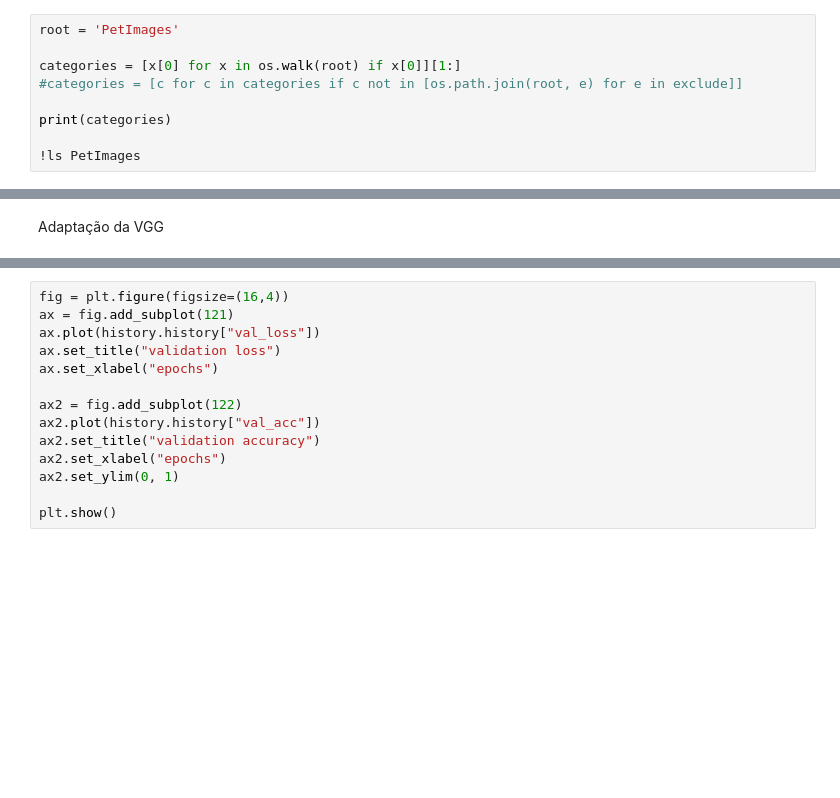
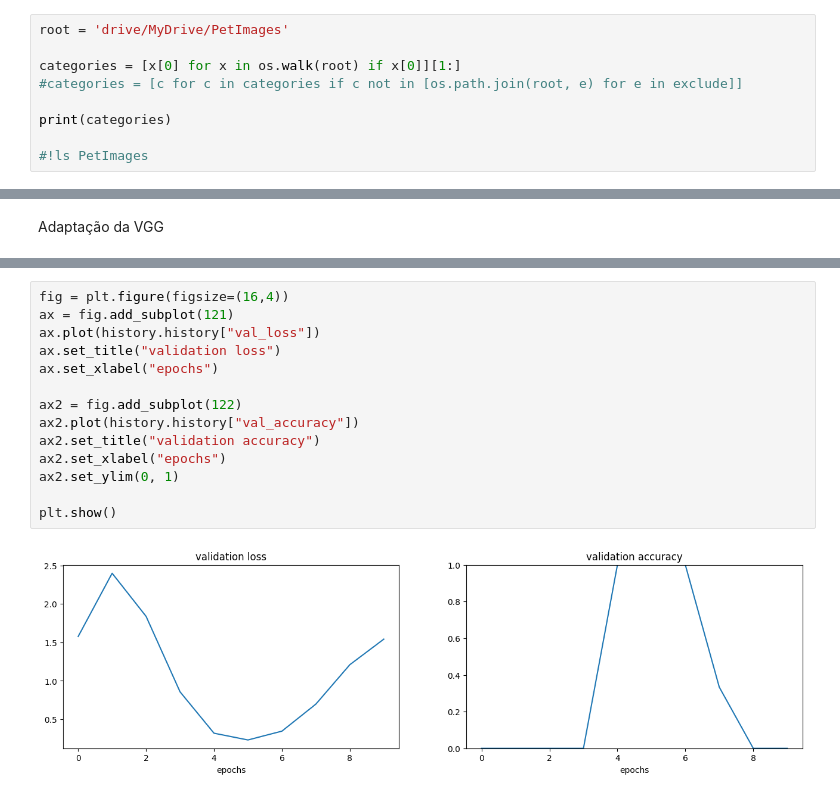
Before and after one commit to alvaroguarda/cats-dogs, a Jupyter notebook: Transfer_learning_casts_dogs.ipynb, the cells around one changed output, grey strips where cells are left out. Saved outputs shown, nothing was run; the diff lists cells and outputs as text; blank space fills up the shorter version.

```diff
--- a/Transfer_learning_casts_dogs.ipynb
+++ b/Transfer_learning_casts_dogs.ipynb
@@ -49,10 +33,10 @@ ls: cannot access 'kagglecatsanddogs_5340/': No such file or directory
 # %%
-root = 'PetImages'
+root = 'drive/MyDrive/PetImages'
 
 categories = [x[0] for x in os.walk(root) if x[0]][1:]
 #categories = [c for c in categories if c not in [os.path.join(root, e) for e in exclude]]
 
 print(categories)
 
-!ls PetImages
+#!ls PetImages
 # %% [output]
@@ -156,17 +210,19 @@ history = model_new.fit(x_train, y_train,
 # %%
 fig = plt.figure(figsize=(16,4))
 ax = fig.add_subplot(121)
 ax.plot(history.history["val_loss"])
 ax.set_title("validation loss")
 ax.set_xlabel("epochs")
 
 ax2 = fig.add_subplot(122)
-ax2.plot(history.history["val_acc"])
+ax2.plot(history.history["val_accuracy"])
 ax2.set_title("validation accuracy")
 ax2.set_xlabel("epochs")
 ax2.set_ylim(0, 1)
 
 plt.show()
+# %% [output]
+[figure, added]
 # %%
 # a final validation on the test set
 loss, accuracy = model_new.evaluate(x_test, y_test, verbose=0)
```
Also changed, not shown: parts of 8 cells of this notebook.
